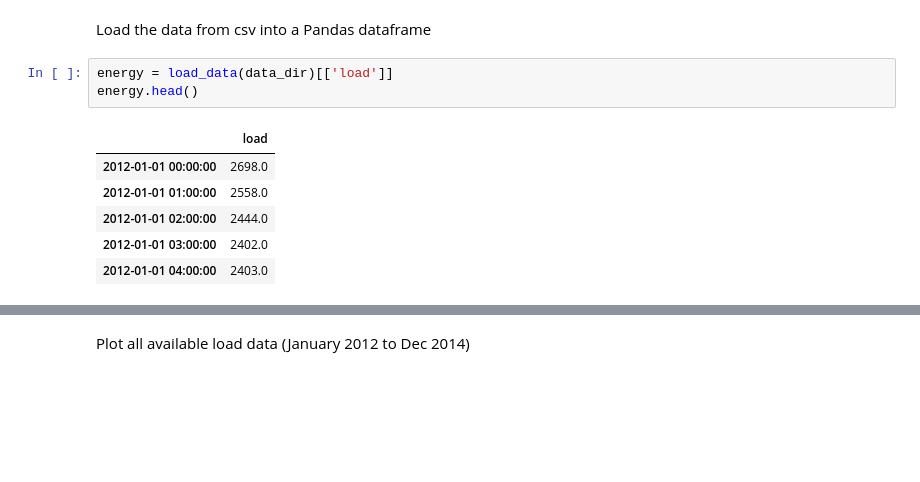
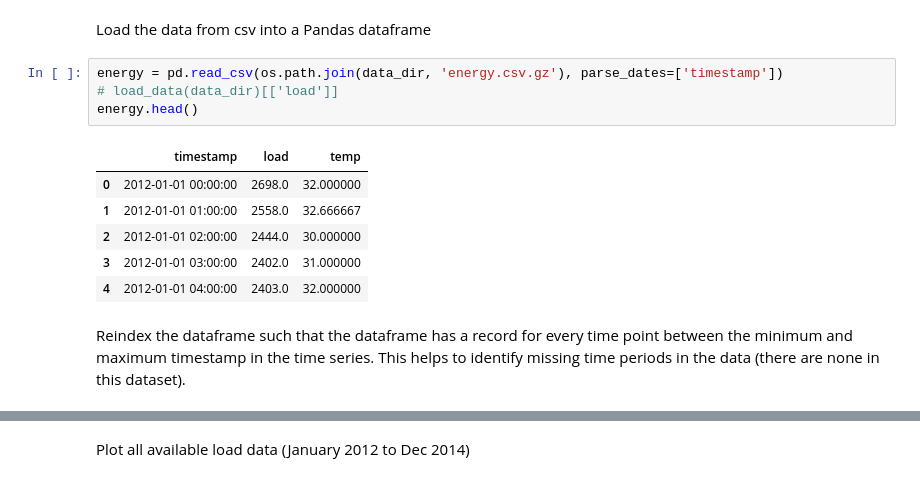
Before and after one commit to Azure/DeepLearningForTimeSeriesForecasting, a Jupyter notebook: 0_data_setup.ipynb, the cells around one changed output, grey strips where cells are left out. Saved outputs shown, nothing was run; the diff lists cells and outputs as text; blank space fills up the shorter version.

Commit message:
notebook and utility code for downloading data

```diff
--- a/0_data_setup.ipynb
+++ b/0_data_setup.ipynb
@@ -30,12 +49,17 @@ if not os.path.exists(os.path.join(data_dir, 'energy.csv')):
 # %% [markdown]
 Load the data from csv into a Pandas dataframe
 # %%
-energy = load_data(data_dir)[['load']]
+energy = pd.read_csv(os.path.join(data_dir, 'energy.csv.gz'), parse_dates=['timestamp'])
+# load_data(data_dir)[['load']]
 energy.head()
 # %% [output]
-|  | load |
-| 2012-01-01 00:00:00 | 2698.0 |
-| 2012-01-01 01:00:00 | 2558.0 |
-| 2012-01-01 02:00:00 | 2444.0 |
-| 2012-01-01 03:00:00 | 2402.0 |
-| 2012-01-01 04:00:00 | 2403.0 |
+|  | timestamp | load | temp |
+| 0 | 2012-01-01 00:00:00 | 2698.0 | 32.000000 |
+| 1 | 2012-01-01 01:00:00 | 2558.0 | 32.666667 |
+| 2 | 2012-01-01 02:00:00 | 2444.0 | 30.000000 |
+| 3 | 2012-01-01 03:00:00 | 2402.0 | 31.000000 |
+| 4 | 2012-01-01 04:00:00 | 2403.0 | 32.000000 |
+# %% [markdown]
+Reindex the dataframe such that the dataframe has a record for every time point
+between the minimum and maximum timestamp in the time series. This helps to
+identify missing time periods in the data (there are none in this dataset).
```
Also changed, not shown: parts of 8 cells of this notebook, 3 other files.
